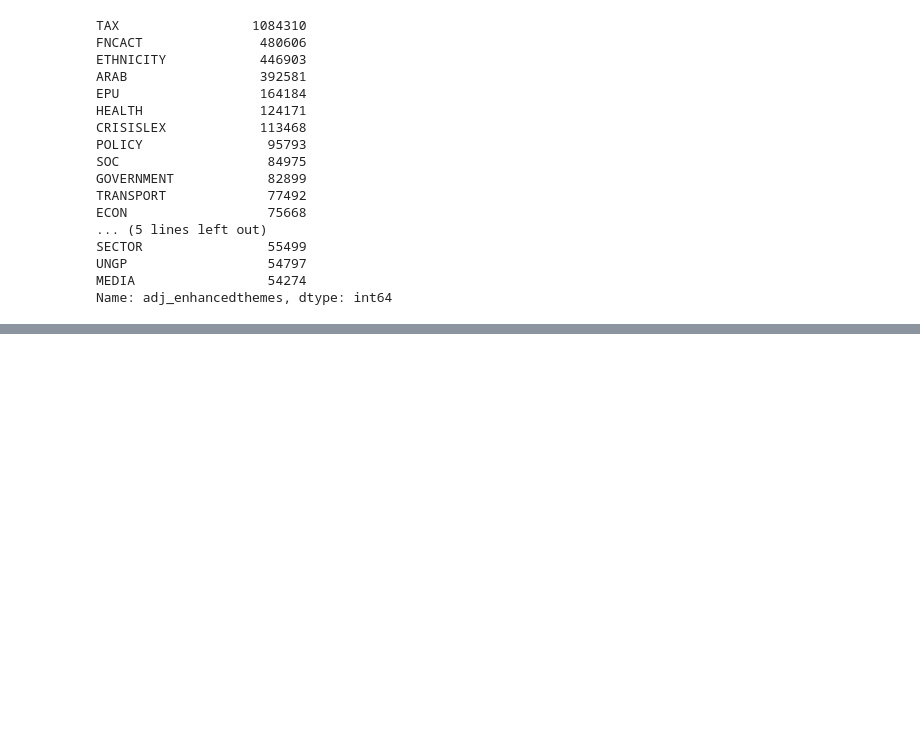
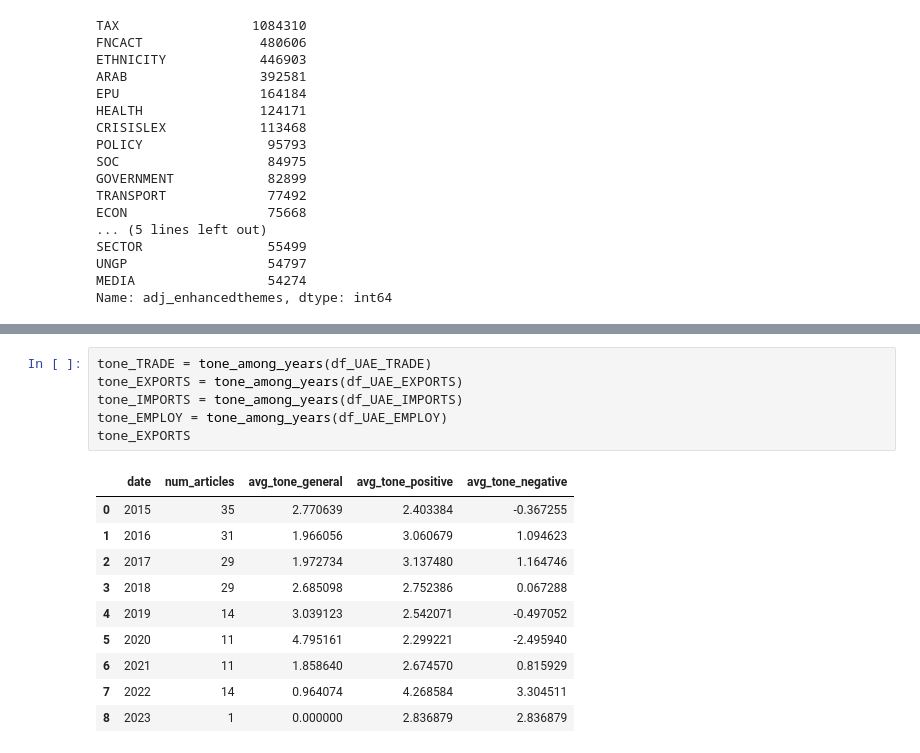
Before and after one commit to amaurycor/CRP_Egyptian_Economy, a Jupyter notebook: CRP_UAE_Analysis1.ipynb, the cells around one changed output, grey strips where cells are left out. Drawn from its saved outputs; the diff is of its cells as text; blank space fills up the shorter version.

```diff
--- a/CRP_UAE_Analysis1.ipynb
+++ b/CRP_UAE_Analysis1.ipynb
@@ -146,0 +193,17 @@ df_UAE.tone = df_UAE.tone.apply(lambda x: convert_into_list(x))
+# %%
+tone_TRADE = tone_among_years(df_UAE_TRADE)
+tone_EXPORTS = tone_among_years(df_UAE_EXPORTS)
+tone_IMPORTS = tone_among_years(df_UAE_IMPORTS)
+tone_EMPLOY = tone_among_years(df_UAE_EMPLOY)
+tone_EXPORTS
+# %% [output]
+|  | date | num_articles | avg_tone_general | avg_tone_positive | avg_tone_negative |
+| 0 | 2015 | 35 | 2.770639 | 2.403384 | -0.367255 |
+| 1 | 2016 | 31 | 1.966056 | 3.060679 | 1.094623 |
+| 2 | 2017 | 29 | 1.972734 | 3.137480 | 1.164746 |
+| 3 | 2018 | 29 | 2.685098 | 2.752386 | 0.067288 |
+| 4 | 2019 | 14 | 3.039123 | 2.542071 | -0.497052 |
+| 5 | 2020 | 11 | 4.795161 | 2.299221 | -2.495940 |
+| 6 | 2021 | 11 | 1.858640 | 2.674570 | 0.815929 |
+| 7 | 2022 | 14 | 0.964074 | 4.268584 | 3.304511 |
+| 8 | 2023 | 1 | 0.000000 | 2.836879 | 2.836879 |
```
Also changed, not shown: parts of 16 cells of this notebook.
